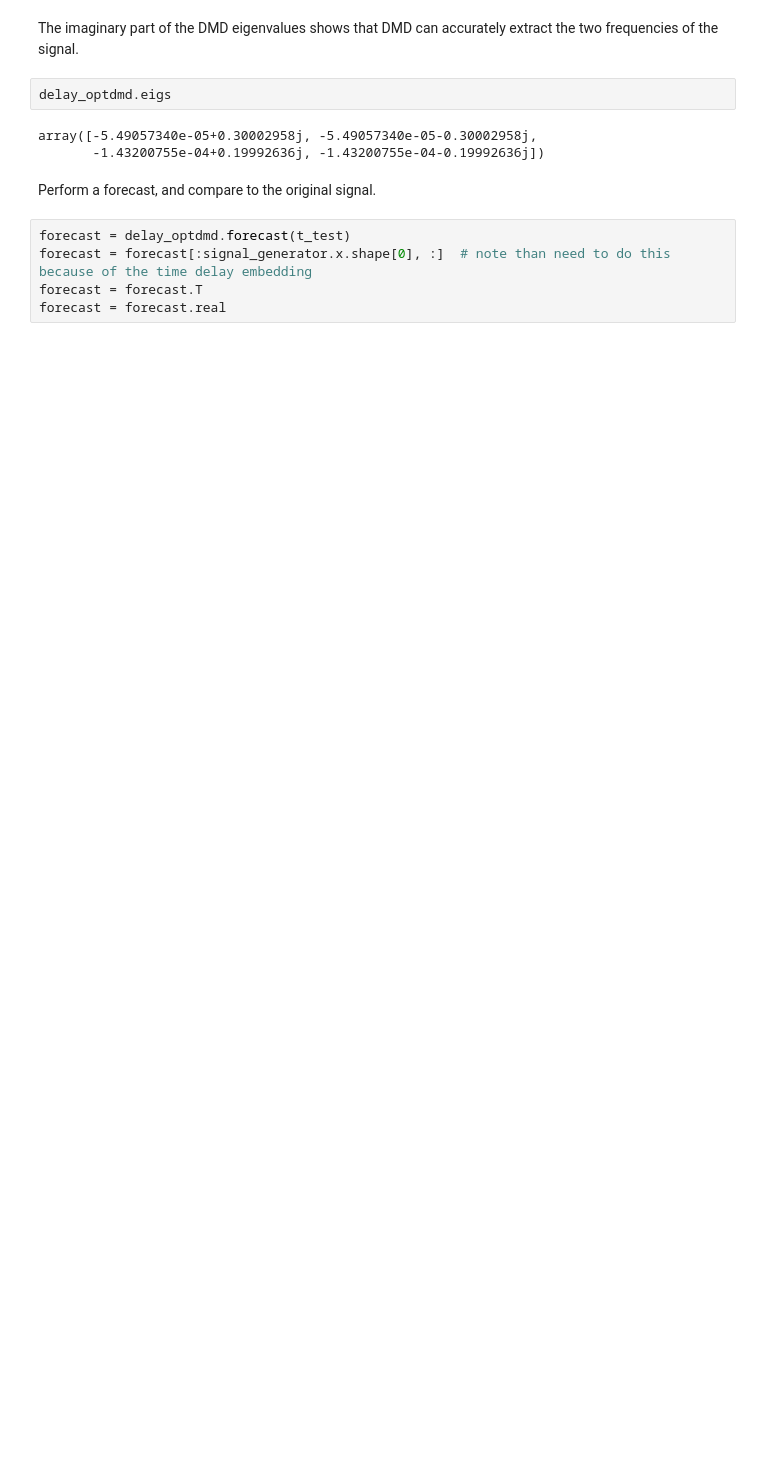
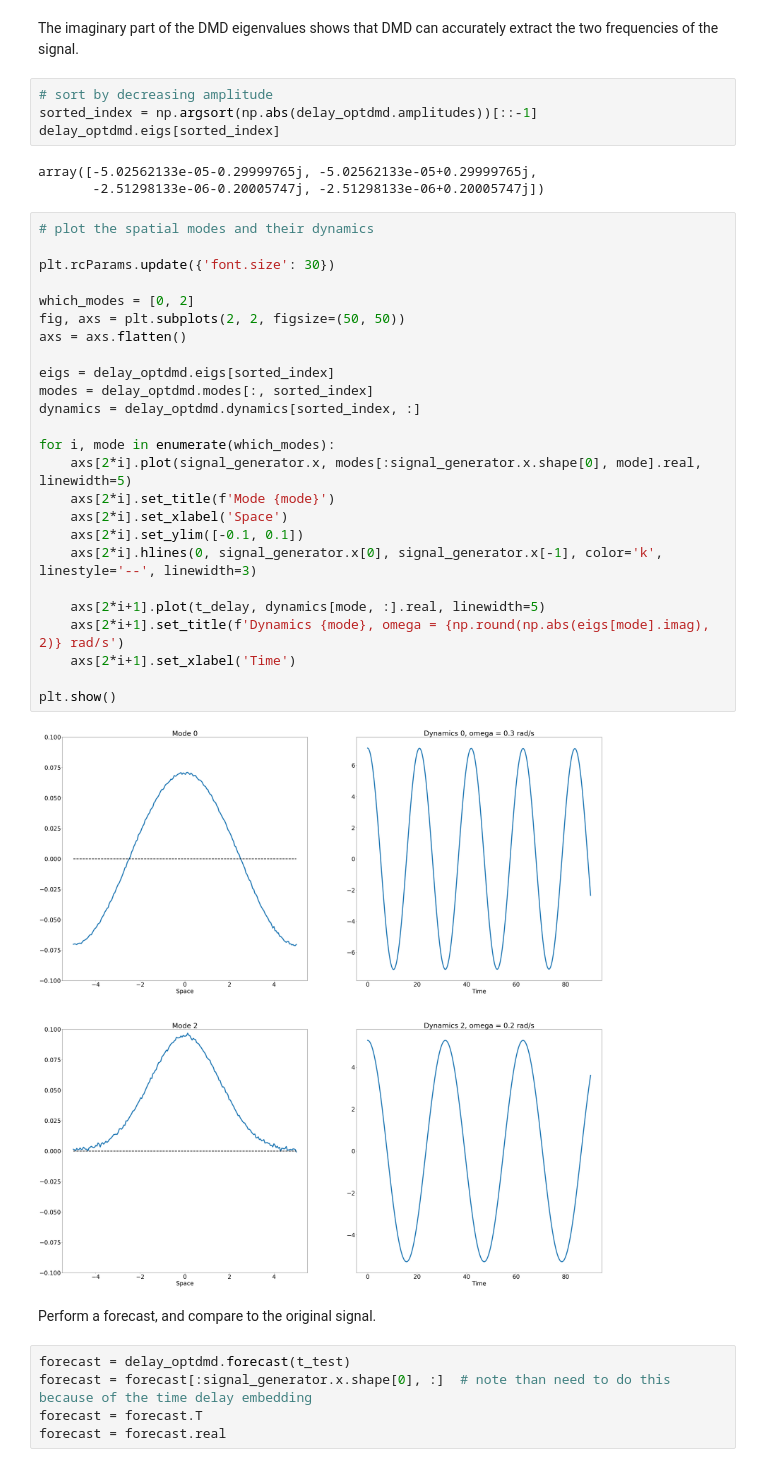
Before and after one commit to ClimeTrend/dmd-toy-dataset, a Jupyter notebook: 01_dmd_on_slow_signal.ipynb, the cells around one changed output. Drawn from its saved outputs; the diff is of its cells as text; blank space fills up the shorter version.

```diff
--- a/01_dmd_on_slow_signal.ipynb
+++ b/01_dmd_on_slow_signal.ipynb
@@ -68,10 +76,39 @@ plot_summary(delay_optdmd, x=signal_generator.x, d=delay)
 # %% [markdown]
 The imaginary part of the DMD eigenvalues shows that DMD can accurately extract the two frequencies of the signal.
-# %%
-delay_optdmd.eigs
-# %% [output]
-array([-5.49057340e-05+0.30002958j, -5.49057340e-05-0.30002958j,
-       -1.43200755e-04+0.19992636j, -1.43200755e-04-0.19992636j])
+# %%
+# sort by decreasing amplitude
+sorted_index = np.argsort(np.abs(delay_optdmd.amplitudes))[::-1]
+delay_optdmd.eigs[sorted_index]
+# %% [output]
+array([-5.02562133e-05-0.29999765j, -5.02562133e-05+0.29999765j,
+       -2.51298133e-06-0.20005747j, -2.51298133e-06+0.20005747j])
+# %%
+# plot the spatial modes and their dynamics
+
+plt.rcParams.update({'font.size': 30})
+
+which_modes = [0, 2]
+fig, axs = plt.subplots(2, 2, figsize=(50, 50))
+axs = axs.flatten()
+
+eigs = delay_optdmd.eigs[sorted_index]
+modes = delay_optdmd.modes[:, sorted_index]
+dynamics = delay_optdmd.dynamics[sorted_index, :]
+
+for i, mode in enumerate(which_modes):
+    axs[2*i].plot(signal_generator.x, modes[:signal_generator.x.shape[0], mode].real, linewidth=5)
+    axs[2*i].set_title(f'Mode {mode}')
+    axs[2*i].set_xlabel('Space')
+    axs[2*i].set_ylim([-0.1, 0.1])
+    axs[2*i].hlines(0, signal_generator.x[0], signal_generator.x[-1], color='k', linestyle='--', linewidth=3)
+
+    axs[2*i+1].plot(t_delay, dynamics[mode, :].real, linewidth=5)
+    axs[2*i+1].set_title(f'Dynamics {mode}, omega = {np.round(np.abs(eigs[mode].imag), 2)} rad/s')
+    axs[2*i+1].set_xlabel('Time')
+
+plt.show()
+# %% [output]
+[figure, added]
 # %% [markdown]
 Perform a forecast, and compare to the original signal.
 # %%
```
Also changed, not shown: parts of 6 cells of this notebook.
